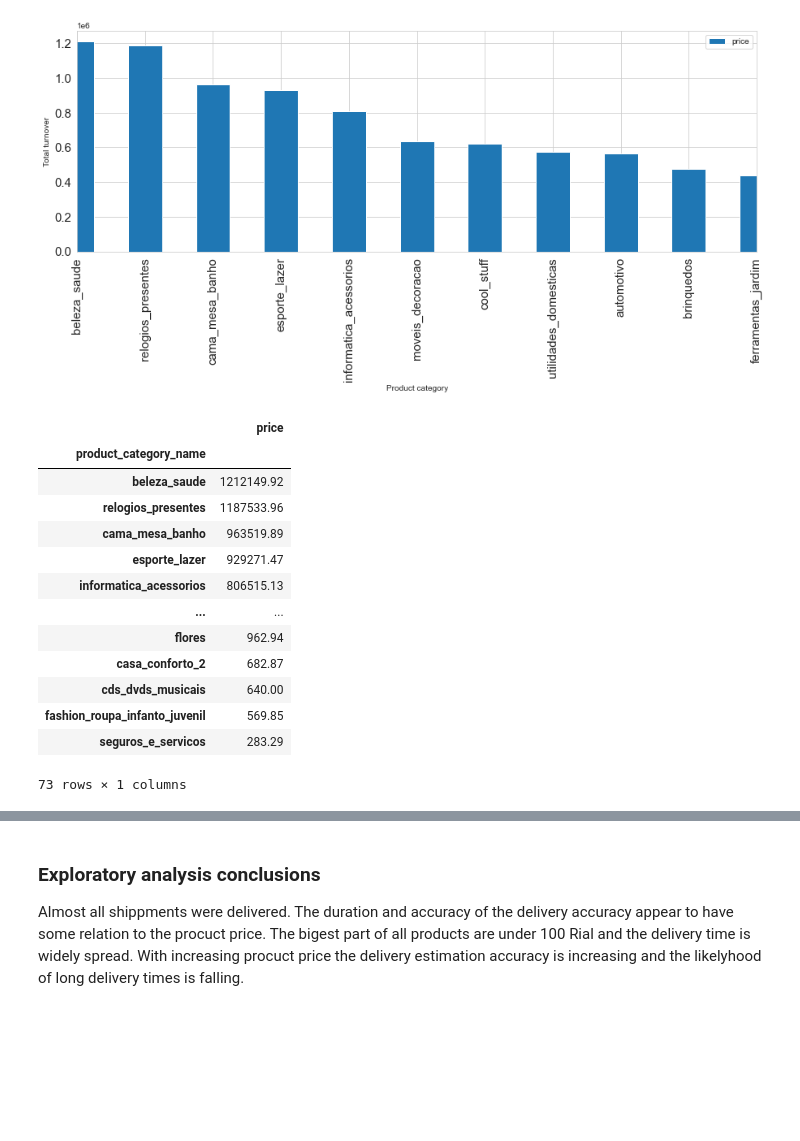
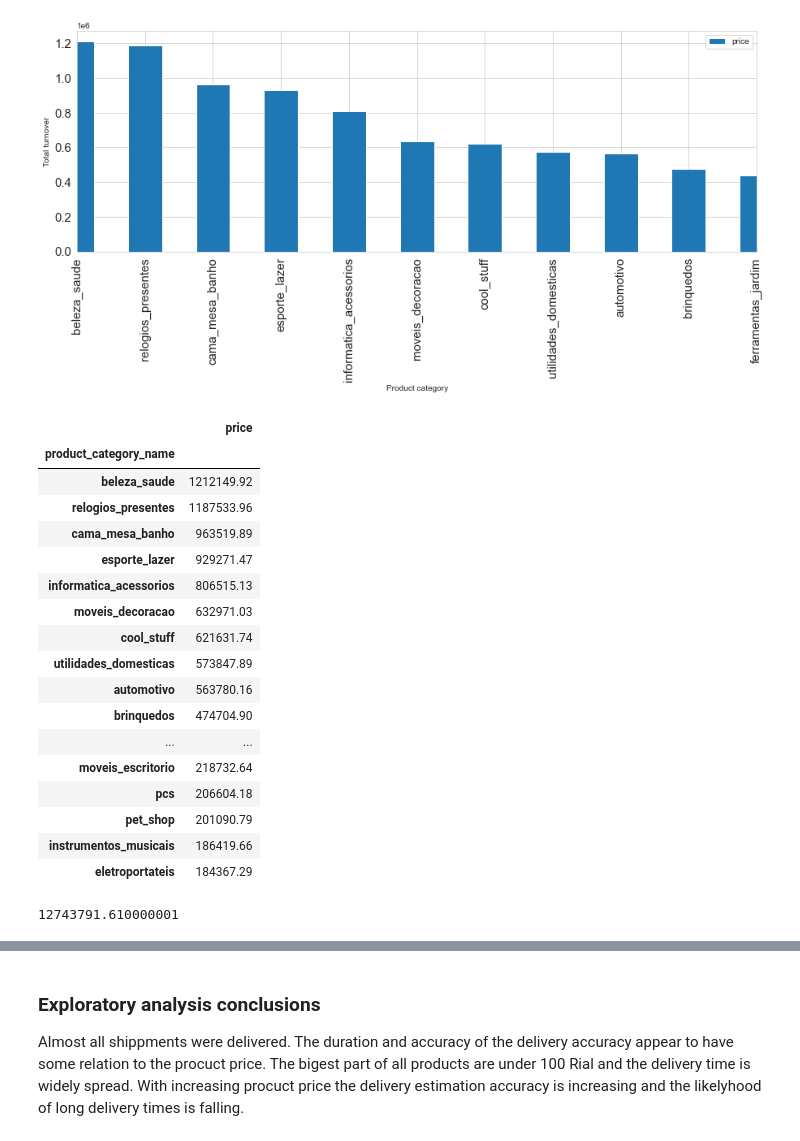
Before and after one commit to LarsTinnefeld/olist_ecom_analysis, a Jupyter notebook: olist_analysis.ipynb, the cells around one changed output, grey strips where cells are left out. Cells and saved outputs as stored; diff of their text form; code cells hidden in the pictures; blank space fills up the shorter version.

```diff
--- a/olist_analysis.ipynb
+++ b/olist_analysis.ipynb
@@ -577,19 +602,27 @@ plt.xlim(0,10);
 # %% [output]
 [figure]
 # %%
-df_order_items_consolidated.groupby('product_category_name').agg({'price': 'sum'}).sort_values(by='price', ascending=False)
+df_order_items_consolidated.groupby('product_category_name').agg({'price': 'sum'}).sort_values(by='price', ascending=False).head(20)
 # %% [output]
 |  | price |
 | product_category_name |  |
 | beleza_saude | 1212149.92 |
 | relogios_presentes | 1187533.96 |
 | cama_mesa_banho | 963519.89 |
 | esporte_lazer | 929271.47 |
 | informatica_acessorios | 806515.13 |
+| moveis_decoracao | 632971.03 |
+| cool_stuff | 621631.74 |
+| utilidades_domesticas | 573847.89 |
+| automotivo | 563780.16 |
+| brinquedos | 474704.90 |
 | ... | ... |
-| flores | 962.94 |
-| casa_conforto_2 | 682.87 |
-| cds_dvds_musicais | 640.00 |
-| fashion_roupa_infanto_juvenil | 569.85 |
-| seguros_e_servicos | 283.29 |
+| moveis_escritorio | 218732.64 |
+| pcs | 206604.18 |
+| pet_shop | 201090.79 |
+| instrumentos_musicais | 186419.66 |
+| eletroportateis | 184367.29 |
-73 rows × 1 columns
+# %%
+df_order_items_consolidated['price'].sum()
+# %% [output]
+12743791.610000001
```
Also changed, not shown: parts of 11 cells of this notebook.
